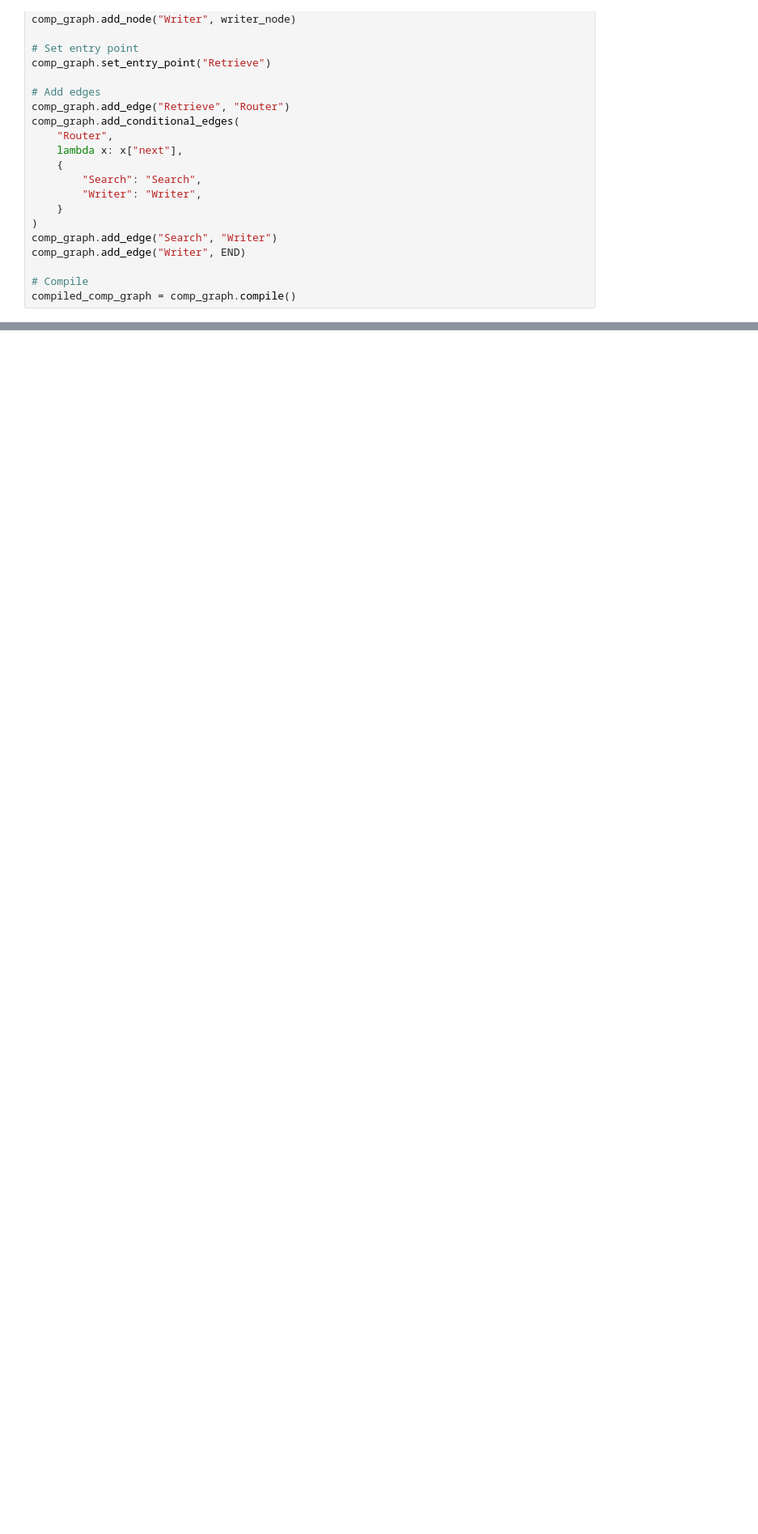
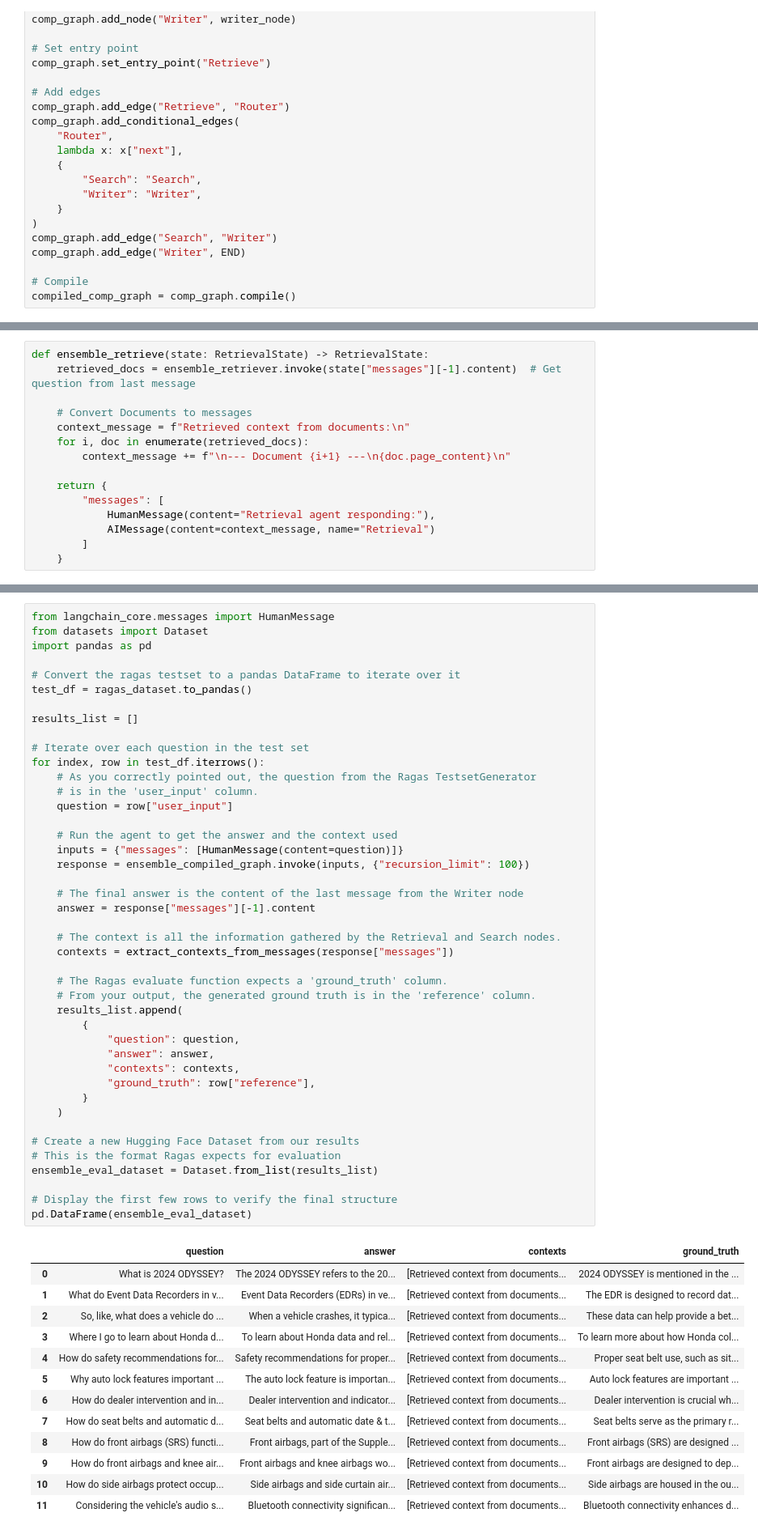
Before and after one commit to Kebniss/AIE7, a Jupyter notebook: 11_Assignment/development_v1.ipynb, the cells around one changed output, grey strips where cells are left out. Shown at 81% size. Saved outputs shown, nothing was run; the diff lists cells and outputs as text; blank space fills up the shorter version.

Commit message:
Added RAGAS analysis for two retrieval methods

```diff
--- a/11_Assignment/development_v1.ipynb
+++ b/11_Assignment/development_v1.ipynb
@@ -859,0 +817,15 @@ comp_result
+# %%
+def ensemble_retrieve(state: RetrievalState) -> RetrievalState:
+    retrieved_docs = ensemble_retriever.invoke(state["messages"][-1].content)  # Get question from last message
+
+    # Convert Documents to messages
+    context_message = f"Retrieved context from documents:\n"
+    for i, doc in enumerate(retrieved_docs):
+        context_message += f"\n--- Document {i+1} ---\n{doc.page_content}\n"
+
+    return {
+        "messages": [
+            HumanMessage(content="Retrieval agent responding:"),
+            AIMessage(content=context_message, name="Retrieval")
+        ]
+    }
@@ -859,0 +859,57 @@ comp_result
+# %%
+from langchain_core.messages import HumanMessage
+from datasets import Dataset
+import pandas as pd
+
+# Convert the ragas testset to a pandas DataFrame to iterate over it
+test_df = ragas_dataset.to_pandas()
+
+results_list = []
+
+# Iterate over each question in the test set
+for index, row in test_df.iterrows():
+    # As you correctly pointed out, the question from the Ragas TestsetGenerator
+    # is in the 'user_input' column.
+    question = row["user_input"]
+
+    # Run the agent to get the answer and the context used
+    inputs = {"messages": [HumanMessage(content=question)]}
+    response = ensemble_compiled_graph.invoke(inputs, {"recursion_limit": 100})
+
+    # The final answer is the content of the last message from the Writer node
+    answer = response["messages"][-1].content
+
+    # The context is all the information gathered by the Retrieval and Search nodes.
+    contexts = extract_contexts_from_messages(response["messages"])
+
+    # The Ragas evaluate function expects a 'ground_truth' column.
+    # From your output, the generated ground truth is in the 'reference' column.
+    results_list.append(
+        {
+            "question": question,
+            "answer": answer,
+            "contexts": contexts,
+            "ground_truth": row["reference"],
+        }
+    )
+
+# Create a new Hugging Face Dataset from our results
+# This is the format Ragas expects for evaluation
+ensemble_eval_dataset = Dataset.from_list(results_list)
+
+# Display the first few rows to verify the final structure
+pd.DataFrame(ensemble_eval_dataset)
+# %% [output]
+|  | question | answer | contexts | ground_truth |
+| 0 | What is 2024 ODYSSEY? | The 2024 ODYSSEY refers to the 20... | [Retrieved context from documents... | 2024 ODYSSEY is mentioned in the ... |
+| 1 | What do Event Data Recorders in v... | Event Data Recorders (EDRs) in ve... | [Retrieved context from documents... | The EDR is designed to record dat... |
+| 2 | So, like, what does a vehicle do ... | When a vehicle crashes, it typica... | [Retrieved context from documents... | These data can help provide a bet... |
+| 3 | Where I go to learn about Honda d... | To learn about Honda data and rel... | [Retrieved context from documents... | To learn more about how Honda col... |
+| 4 | How do safety recommendations for... | Safety recommendations for proper... | [Retrieved context from documents... | Proper seat belt use, such as sit... |
+| 5 | Why auto lock features important ... | The auto lock feature is importan... | [Retrieved context from documents... | Auto lock features are important ... |
+| 6 | How do dealer intervention and in... | Dealer intervention and indicator... | [Retrieved context from documents... | Dealer intervention is crucial wh... |
+| 7 | How do seat belts and automatic d... | Seat belts and automatic date & t... | [Retrieved context from documents... | Seat belts serve as the primary r... |
+| 8 | How do front airbags (SRS) functi... | Front airbags, part of the Supple... | [Retrieved context from documents... | Front airbags (SRS) are designed ... |
+| 9 | How do front airbags and knee air... | Front airbags and knee airbags wo... | [Retrieved context from documents... | Front airbags are designed to dep... |
+| 10 | How do side airbags protect occup... | Side airbags and side curtain air... | [Retrieved context from documents... | Side airbags are housed in the ou... |
+| 11 | Considering the vehicle's audio s... | Bluetooth connectivity significan... | [Retrieved context from documents... | Bluetooth connectivity enhances d... |
```
Also changed, not shown: parts of 32 cells of this notebook, 17 other files.
